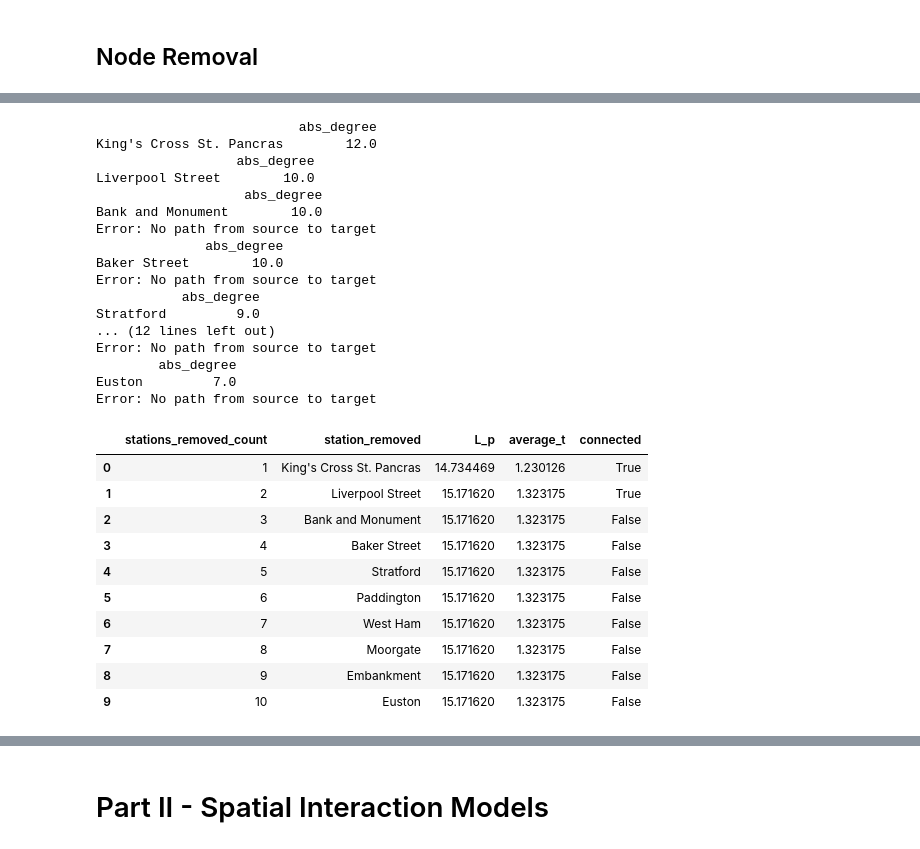
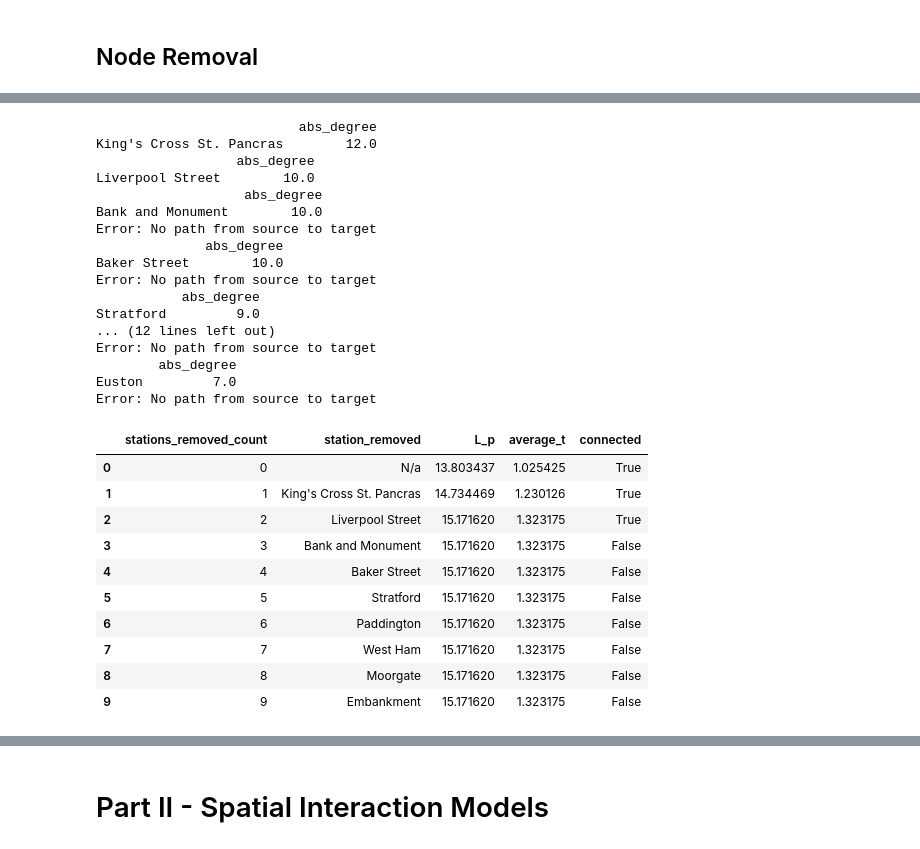
Before and after one commit to grolls23/UrbsimAssessment, a Jupyter notebook: UrbsimFinal.ipynb, the cells around one changed output, grey strips where cells are left out. Saved outputs shown, nothing was run; the diff lists cells and outputs as text; code cells hidden in the pictures.

```diff
--- a/UrbsimFinal.ipynb
+++ b/UrbsimFinal.ipynb
@@ -608,7 +607,7 @@ for i in range(10):
         pass
 
     #Fix input of connected as true
-    results_table.loc[i] = [i+1, removed_station, L_p, average_t, connected]
+    results_table.loc[i+1] = [i+1, removed_station, L_p, average_t, connected]
 
 results_table.head(10)
 # %% [output]
@@ -675,44 +674,44 @@ for i in range(10):
 
     #Calculate metrics - REMOVE TRY EXCEPT LATER
     try:
         average_t, L_p = calc_impacts(G_sd, flow_tracker)
     except:
         connected = False
         pass
 
     #Fix input of connected as true
-    results_table.loc[i] = [i+1, removed_station, L_p, average_t, connected]
+    results_table.loc[i+1] = [i+1, removed_station, L_p, average_t, connected]
 
 results_table.head(10)
 # %% [output]
                           abs_degree
 King's Cross St. Pancras        12.0
                   abs_degree
 Liverpool Street        10.0
                    abs_degree
 Bank and Monument        10.0
 Error: No path from source to target
               abs_degree
 Baker Street        10.0
 Error: No path from source to target
            abs_degree
 Stratford         9.0
 ... (12 lines left out)
 Error: No path from source to target
         abs_degree
 Euston         7.0
 Error: No path from source to target
 |  | stations_removed_count | station_removed | L_p | average_t | connected |
-| 0 | 1 | King's Cross St. Pancras | 14.734469 | 1.230126 | True |
-| 1 | 2 | Liverpool Street | 15.171620 | 1.323175 | True |
-| 2 | 3 | Bank and Monument | 15.171620 | 1.323175 | False |
-| 3 | 4 | Baker Street | 15.171620 | 1.323175 | False |
-| 4 | 5 | Stratford | 15.171620 | 1.323175 | False |
-| 5 | 6 | Paddington | 15.171620 | 1.323175 | False |
-| 6 | 7 | West Ham | 15.171620 | 1.323175 | False |
-| 7 | 8 | Moorgate | 15.171620 | 1.323175 | False |
-| 8 | 9 | Embankment | 15.171620 | 1.323175 | False |
-| 9 | 10 | Euston | 15.171620 | 1.323175 | False |
+| 0 | 0 | N/a | 13.803437 | 1.025425 | True |
+| 1 | 1 | King's Cross St. Pancras | 14.734469 | 1.230126 | True |
+| 2 | 2 | Liverpool Street | 15.171620 | 1.323175 | True |
+| 3 | 3 | Bank and Monument | 15.171620 | 1.323175 | False |
+| 4 | 4 | Baker Street | 15.171620 | 1.323175 | False |
+| 5 | 5 | Stratford | 15.171620 | 1.323175 | False |
+| 6 | 6 | Paddington | 15.171620 | 1.323175 | False |
+| 7 | 7 | West Ham | 15.171620 | 1.323175 | False |
+| 8 | 8 | Moorgate | 15.171620 | 1.323175 | False |
+| 9 | 9 | Embankment | 15.171620 | 1.323175 | False |
 # %%
 #Non-Sequential - Betweenness
 G_nsb = G.copy()
```
Also changed, not shown: parts of 6 cells of this notebook.
